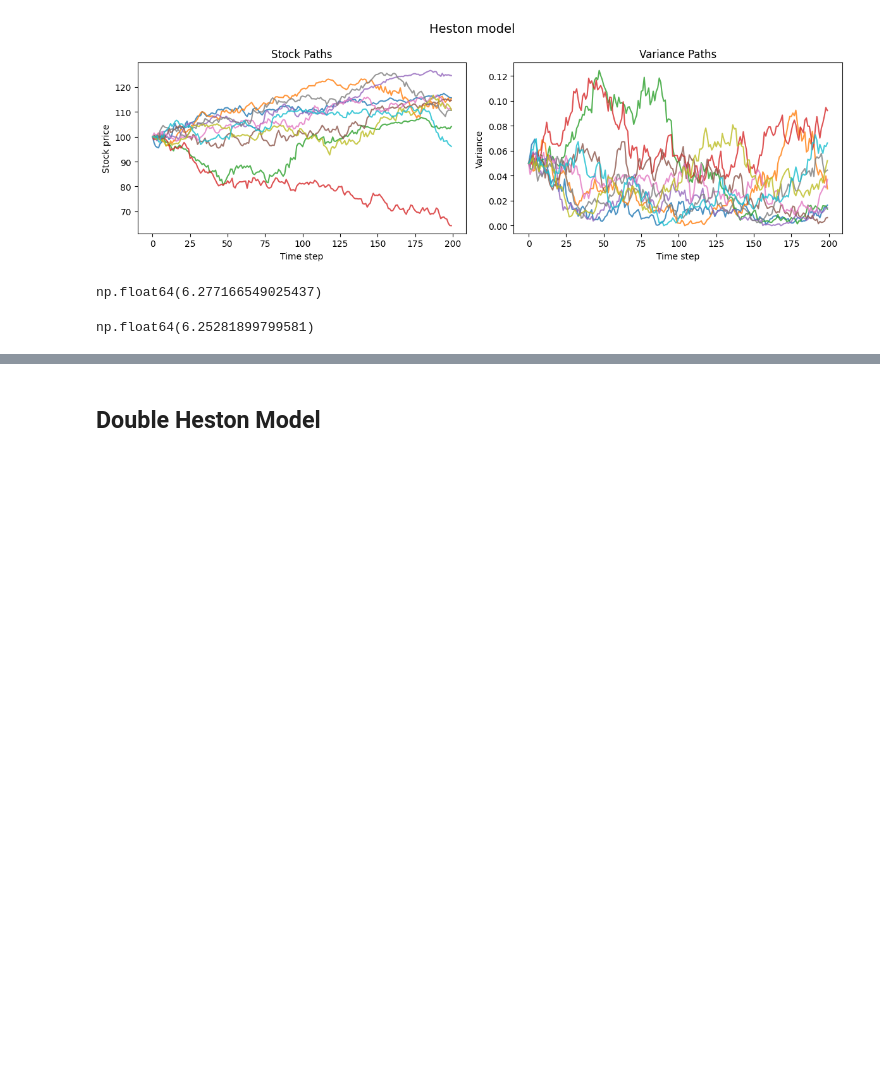
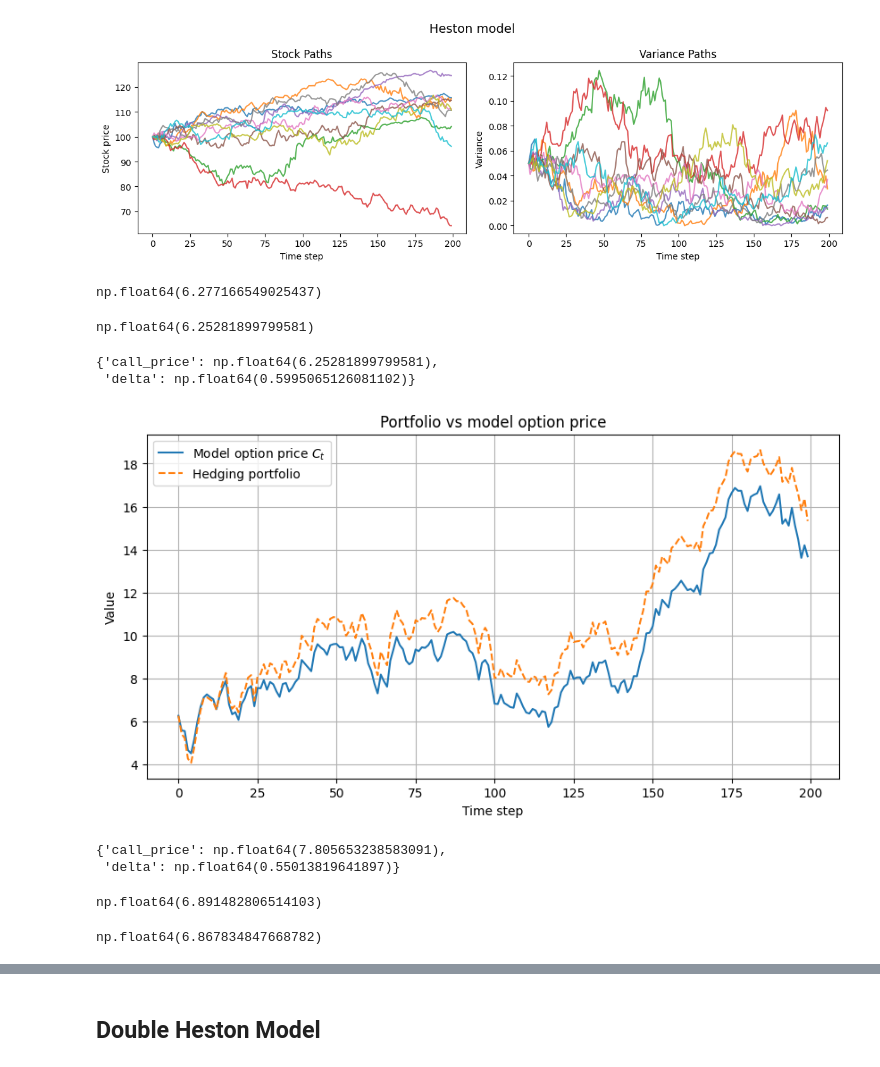
Before and after one commit to martinmf-dev/double-heston, a Jupyter notebook: notebooks/DoubleHeston.ipynb, the cells around one changed output, grey strips where cells are left out. Cells and saved outputs as stored; diff of their text form; code cells hidden in the pictures; blank space fills up the shorter version.

Commit message:
example of how to use the hedging simulation function

```diff
--- a/notebooks/DoubleHeston.ipynb
+++ b/notebooks/DoubleHeston.ipynb
@@ -174,3 +176,55 @@ np.float64(6.277166549025437)
 Heston_test.cf_price(Lphi=0.00001, Uphi=50, dphi=0.001, K=100, tau=0.5, S=100, v=0.05)
 # %% [output]
 np.float64(6.25281899799581)
+# %%
+# Let us compare our greeks function with cf_price
+Heston_test.price_greeks(Lphi=0.00001, Uphi=50, dphi=0.001, K=100, tau=0.5, S=100, v=0.05)
+# %% [output]
+{'call_price': np.float64(6.25281899799581),
+ 'delta': np.float64(0.5995065126081102)}
+# %%
+results=utils.hedging.delta_hedge_onepath(model=Heston_test, model_type='heston', K=100, N_steps=200,T=0.5, S0=100, v0=0.05,seed=20)
+# Warning, the simulation of the portfolio has no implementation for q != 0
+import matplotlib.pyplot as plt
+import numpy as np
+
+S = results["S_path"]
+portfolio = results["portfolio"]
+C = results["opt_price"]  # directly from hedge results
+
+plt.figure(figsize=(10,5))
+plt.plot(C, label="Model option price $C_t$")
+plt.plot(portfolio, '--', label="Hedging portfolio")
+plt.xlabel("Time step")
+plt.ylabel("Value")
+plt.title("Portfolio vs model option price")
+plt.legend()
+plt.grid(True)
+plt.show()
+# %% [output]
+[figure, added]
+# %%
+# For comparison with delta in Rouah's book (price call= 7.8057, delta = 0.5501)
+Heston_RouahDelta=models.heston.Heston(r=0.05, q=0.03,
+                                 kappa=0,
+                                 theta=0.07,
+                                 sigma=0.0001,
+                                 rho=-0.8)
+Heston_RouahDelta.price_greeks(Lphi=0.00001, Uphi=50, dphi=0.001, K=100, tau=0.5, S=100, v=0.07)
+# %% [output]
+{'call_price': np.float64(7.805653238583091),
+ 'delta': np.float64(0.55013819641897)}
+# %%
+Heston_test_q0=models.heston.Heston(r=0.03, q=0.0,
+                                 kappa=5.0,
+                                 theta=0.05,
+                                 sigma=0.5,
+                                 rho=-0.8)
+Heston_test_q0.mc_price(N_paths=50000, N_steps=200, K=100, T=0.5, S0=100, v0=0.05,seed=20)
+# %% [output]
+np.float64(6.891482806514103)
+# %%
+# Comparison with the price in Rouah's book price call = 6.8678
+Heston_test_q0.cf_price(Lphi=0.00001, Uphi=50, dphi=0.001, K=100, tau=0.5, S=100, v=0.05)
+# %% [output]
+np.float64(6.867834847668782)
```
Also changed, not shown: parts of 5 cells of this notebook.
